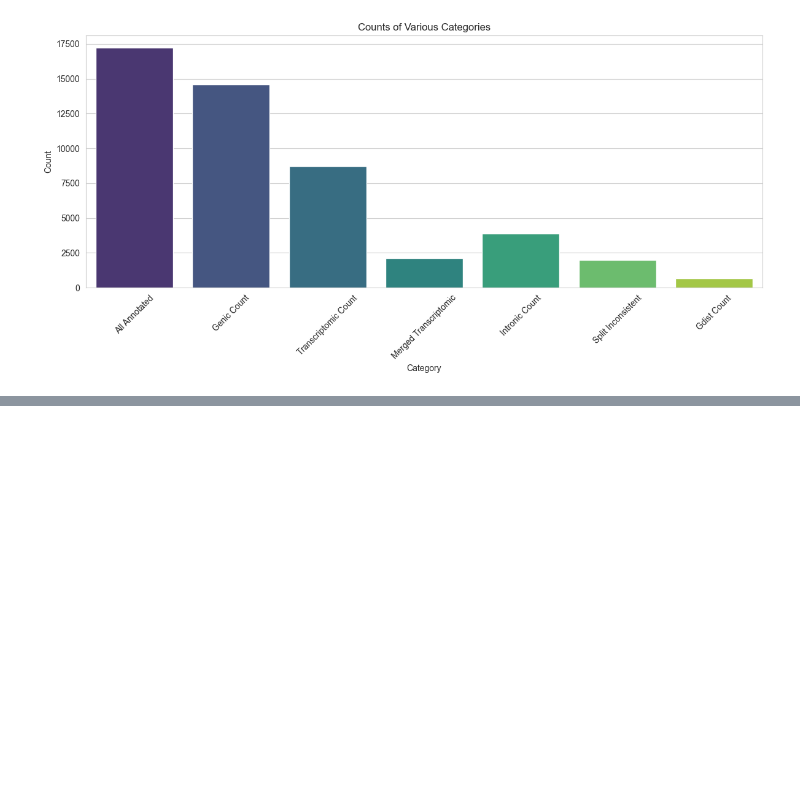
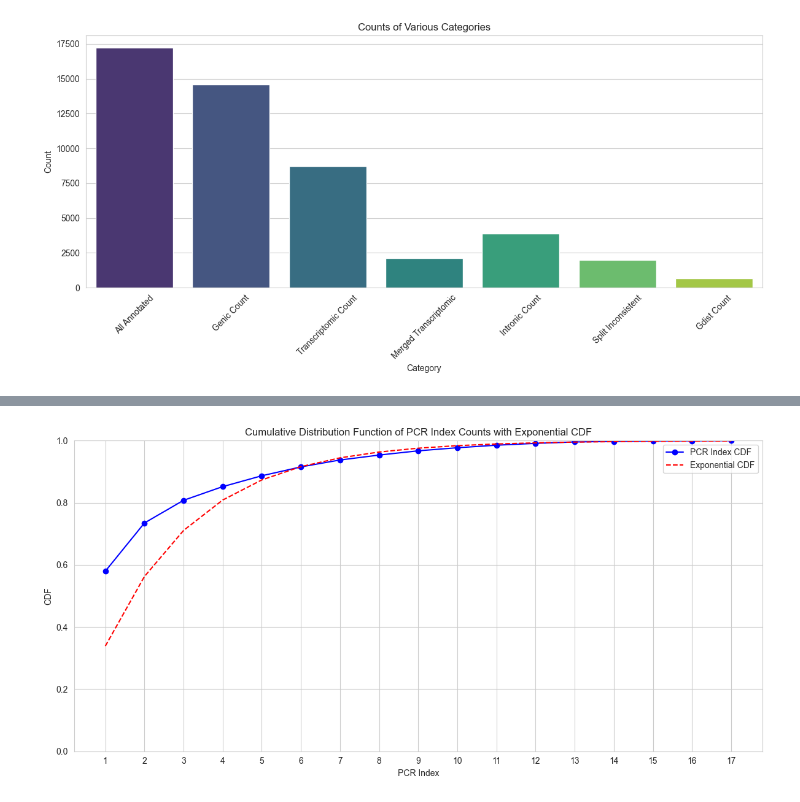
Before and after one commit to IngiumDev/gobi, a Jupyter notebook: src/main/Analysis/BAMFeatures/AnalzeBAMFeatures.ipynb, the cells around one changed output, grey strips where cells are left out. Saved outputs shown, nothing was run; the diff lists cells and outputs as text; code cells hidden in the pictures; blank space fills up the shorter version.

```diff
--- a/src/main/Analysis/BAMFeatures/AnalzeBAMFeatures.ipynb
+++ b/src/main/Analysis/BAMFeatures/AnalzeBAMFeatures.ipynb
@@ -358,0 +436,55 @@ counts_df
+# %%
+# Convert the pcr_index_count dictionary to a DataFrame
+pcr_index_df = pd.DataFrame(list(pcr_index_count.items()), columns=['PCR Index', 'Count'])
+
+# Convert the PCR Index column to integers
+pcr_index_df['PCR Index'] = pcr_index_df['PCR Index'].astype(int)
+
+# Exclude PCR index 0
+pcr_index_df = pcr_index_df[pcr_index_df['PCR Index'] != 0]
+
+# Sort the DataFrame by PCR Index
+pcr_index_df = pcr_index_df.sort_values(by='PCR Index')
+
+# Calculate the cumulative sum of the counts
+pcr_index_df['Cumulative Count'] = pcr_index_df['Count'].cumsum()
+
+# Calculate the CDF
+pcr_index_df['CDF'] = pcr_index_df['Cumulative Count'] / pcr_index_df['Cumulative Count'].max()
+
+# Calculate the weighted mean of the PCR Index counts
+weighted_mean_pcr_index = (pcr_index_df['PCR Index'] * pcr_index_df['Count']).sum() / pcr_index_df['Count'].sum()
+
+# Calculate lambda (λ) as the inverse of the weighted mean
+lambda_param = 1 / weighted_mean_pcr_index
+
+# Generate the exponential CDF using MLE
+x_values = np.arange(pcr_index_df['PCR Index'].min(), pcr_index_df['PCR Index'].max() + 1)
+exponential_cdf = 1 - np.exp(-lambda_param * x_values)
+
+# Plot the CDF of the PCR index counts
+plt.figure(figsize=(12, 6))
+plt.plot(pcr_index_df['PCR Index'], pcr_index_df['CDF'], marker='o', linestyle='-', color='b', label='PCR Index CDF')
+
+# Plot the exponential CDF
+plt.plot(x_values, exponential_cdf, linestyle='--', color='r', label='Exponential CDF')
+
+# Set plot title and labels
+plt.title('Cumulative Distribution Function of PCR Index Counts with Exponential CDF')
+plt.xlabel('PCR Index')
+plt.ylabel('CDF')
+
+# Ensure the y-axis starts at 0
+plt.ylim(bottom=0, top=1)
+
+# Set x-axis to display only whole numbers
+plt.xticks(ticks=range(pcr_index_df['PCR Index'].min(), pcr_index_df['PCR Index'].max() + 1))
+
+# Show legend
+plt.legend()
+
+# Show the plot
+plt.tight_layout()
+plt.show()
+# %% [output]
+[figure, added]
```
Also changed, not shown: parts of 6 cells of this notebook.
